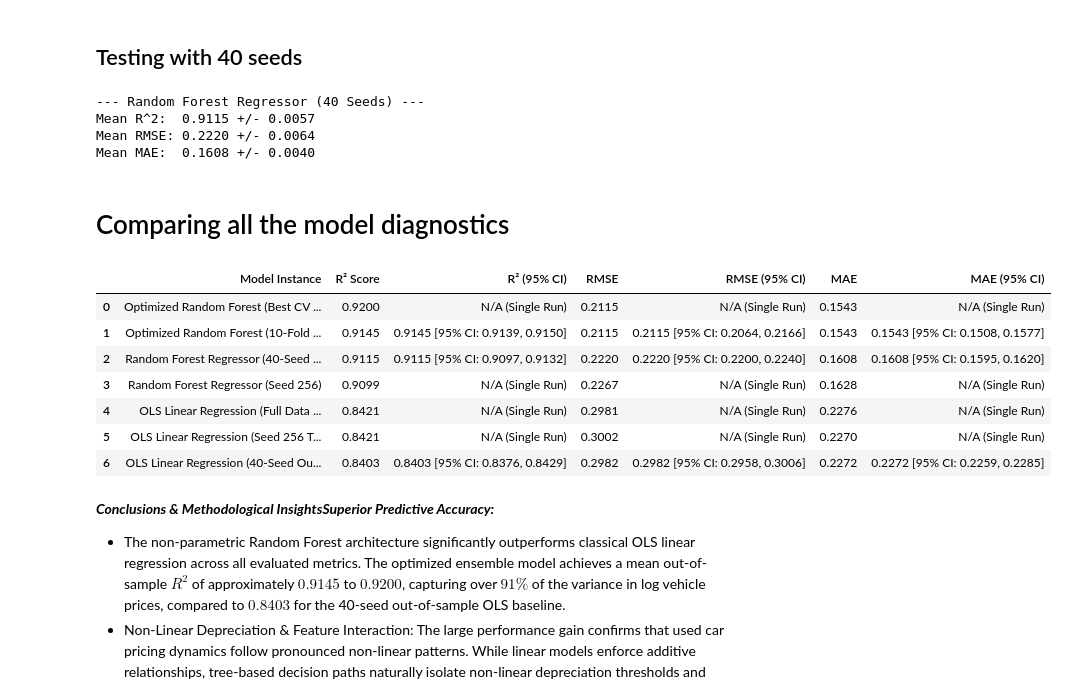
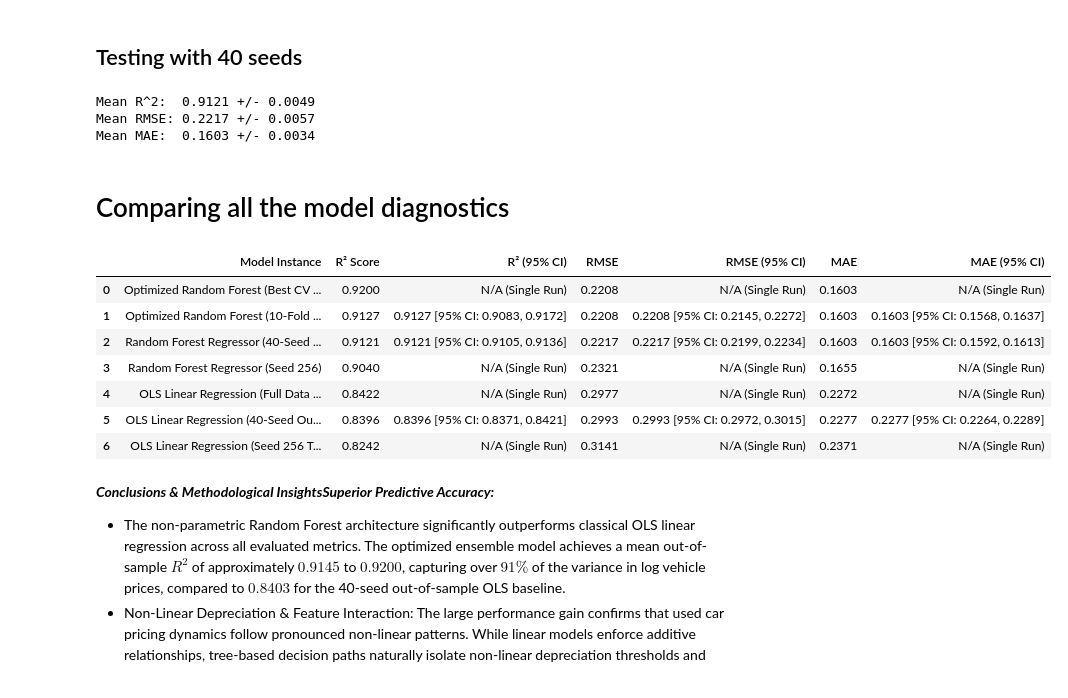
Before and after one commit to kjkyagambiddwa/OIBSIP, a Jupyter notebook: DataScience-Task3-CarPricePrediction/Car_Price_Prediction.ipynb, the cells around one changed output. Drawn from its saved outputs; the diff is of its cells as text; code cells hidden in the pictures.

Commit message:
Corrected a mismatch with the stats model and the sklearn naming conflict.

```diff
--- a/DataScience-Task3-CarPricePrediction/Car_Price_Prediction.ipynb
+++ b/DataScience-Task3-CarPricePrediction/Car_Price_Prediction.ipynb
@@ -281,3 +306,6 @@ Key insights
+# %%
+df_dropped_na["mileage_is_gas_unit"] = (df_dropped_na["mileage_unit"] == "km/kg").astype(int)
+df_dropped_na = df_dropped_na[df_dropped_na["mileage_value"] != 0]
 # %% [markdown]
 # Feature Selection
 # %%
@@ -291,7 +319,7 @@ Index(['name', 'year', 'selling_price', 'km_driven', 'fuel', 'seller_type',
       dtype='object')
 # %%
 columns_to_keep = ['km_driven', 'fuel', 'seller_type',
-       'transmission', 'owner', 'seats', 'mileage_value',
+       'transmission', 'owner', 'seats', 'mileage_value', "mileage_is_gas_unit",
          'engine_volume', 'max_power_value',  'torque_nm',
        'car_age', 'brand', 'selling_price'
                   ]
@@ -780,20 +806,20 @@ for seed in range(1, 41):
         X, y, test_size=0.2, random_state=seed
     )
 
-    ols_model = LinearRegression()
-    ols_model.fit(X_train, y_train)
-    ols_preds = ols_model.predict(X_test)
+    ols_Lr_model = LinearRegression()
+    ols_Lr_model.fit(X_train, y_train)
+    ols_preds = ols_Lr_model.predict(X_test)
 
     ols_r2_scores.append(r2_score(y_test, ols_preds))
     ols_rmse_scores.append(np.sqrt(mean_squared_error(y_test, ols_preds)))
     ols_mae_scores.append(mean_absolute_error(y_test, ols_preds))
 
-print("--- OLS Linear Regression (Seed 256 Split) ---")
+print("OLS Linear Regression (Seed 256 Split)")
 print(f"Test R^2:  {ols_256_r2:.4f}")
 print(f"Test RMSE: {ols_256_rmse:.4f}")
 print(f"Test MAE:  {ols_256_mae:.4f}")
 
-print("\n--- OLS Linear Regression (40-Seed Out-of-Sample Average) ---")
+print("\nOLS Linear Regression (40-Seed Out-of-Sample Average)")
 print(f"Mean Test R^2:  {np.mean(ols_r2_scores):.4f} +/- {np.std(ols_r2_scores):.4f}")
 print(f"Mean Test RMSE: {np.mean(ols_rmse_scores):.4f} +/- {np.std(ols_rmse_scores):.4f}")
 print(f"Mean Test MAE:  {np.mean(ols_mae_scores):.4f} +/- {np.std(ols_mae_scores):.4f}")
@@ -866,18 +892,20 @@ kf = KFold(n_splits=10, shuffle=True, random_state=256)
 
 rf_baseline = RandomForestRegressor(random_state=256, n_jobs=-1)
 
-cv_results = cross_validate(
+cv_results_best = cross_validate(
     rf_baseline, X, y, cv=kf,
     scoring={
         'r2': 'r2',
         'neg_rmse': 'neg_root_mean_squared_error',
         'neg_mae': 'neg_mean_absolute_error'
-    },
-    return_train_score=True  # Allows comparing Train vs. Validation performance to detect overfitting
+    }
 )
 
-print(f"Mean Train R^2: {cv_results['train_r2'].mean():.4f}")
-print(f"Mean Test  R^2: {cv_results['test_r2'].mean():.4f}")
-print(f"Mean Test  RMSE: {-cv_results['test_neg_rmse'].mean():.4f}")
-print(f"Mean Test  MAE:  {-cv_results['test_neg_mae'].mean():.4f}")
+cv_r2_scores = cv_results_best['test_r2']
+cv_rmse_scores = -cv_results_best['test_neg_rmse']
+cv_mae_scores = -cv_results_best['test_neg_mae']
+
+print(f"Mean Test R^2:  {cv_r2_scores.mean():.4f}")
+print(f"Mean Test RMSE: {cv_rmse_scores.mean():.4f}")
+print(f"Mean Test MAE:  {cv_mae_scores.mean():.4f}")
 # %% [output]
@@ -964,19 +990,17 @@ results_df = pd.DataFrame({
     "MAE": mae_scores,
 })
 
-print("--- Random Forest Regressor (40 Seeds) ---")
 print(f"Mean R^2:  {np.mean(r2_scores):.4f} +/- {np.std(r2_scores):.4f}")
 print(f"Mean RMSE: {np.mean(rmse_scores):.4f} +/- {np.std(rmse_scores):.4f}")
 print(f"Mean MAE:  {np.mean(mae_scores):.4f} +/- {np.std(mae_scores):.4f}")
 # %% [output]
---- Random Forest Regressor (40 Seeds) ---
-Mean R^2:  0.9115 +/- 0.0057
-Mean RMSE: 0.2220 +/- 0.0064
-Mean MAE:  0.1608 +/- 0.0040
+Mean R^2:  0.9121 +/- 0.0049
+Mean RMSE: 0.2217 +/- 0.0057
+Mean MAE:  0.1603 +/- 0.0034
 # %% [markdown]
 # Comparing all the model diagnostics
 # %%
-# Compute 95% Confidence Intervals using standard error (1.96 * std / sqrt(n))
+# Compute 95% Confidence Intervals using standard error
 def format_metric_with_ci(scores):
     mean_val = np.mean(scores)
     std_val = np.std(scores)
@@ -996,13 +1020,13 @@ comparison_df_ci = pd.DataFrame({
         "Optimized Random Forest (10-Fold CV Average)"
     ],
     "R² Score": [
-        f"{r2_score(y, ols_model.predict(X)):.4f}",
+        f"{r2_score(y, ols_model.predict(X_ols)):.4f}",
         f"{ols_256_r2:.4f}",
         f"{np.mean(ols_r2_scores):.4f}",
         f"{rf_256_r2:.4f}",
         f"{np.mean(r2_scores):.4f}",
         f"{grid_search.best_score_:.4f}",
-        f"{np.mean(grid_search.cv_results_['mean_test_score']):.4f}"
+        f"{np.mean(cv_r2_scores):.4f}"
     ],
     "R² (95% CI)": [
         "N/A (Single Run)",
@@ -1011,10 +1035,10 @@ comparison_df_ci = pd.DataFrame({
         "N/A (Single Run)",
         format_metric_with_ci(r2_scores),
         "N/A (Single Run)",
-        format_metric_with_ci(grid_search.cv_results_["mean_test_score"])
+        format_metric_with_ci(cv_r2_scores)
     ],
     "RMSE": [
-        f"{np.sqrt(mean_squared_error(y, ols_model.predict(X))):.4f}",
+        f"{np.sqrt(mean_squared_error(y, ols_model.predict(X_ols))):.4f}",
         f"{ols_256_rmse:.4f}",
         f"{np.mean(ols_rmse_scores):.4f}",
         f"{rf_256_rmse:.4f}",
@@ -1030,41 +1054,41 @@ comparison_df_ci = pd.DataFrame({
         format_metric_with_ci(rmse_scores),
         "N/A (Single Run)",
         format_metric_with_ci(cv_rmse_scores)
     ],
     "MAE": [
-        f"{mean_absolute_error(y, ols_model.predict(X)):.4f}",
+        f"{mean_absolute_error(y, ols_model.predict(X_ols)):.4f}",
         f"{ols_256_mae:.4f}",
         f"{np.mean(ols_mae_scores):.4f}",
         f"{rf_256_mae:.4f}",
         f"{np.mean(mae_scores):.4f}",
         f"{np.mean(cv_mae_scores):.4f}",
         f"{np.mean(cv_mae_scores):.4f}"
     ],
     "MAE (95% CI)": [
         "N/A (Single Run)",
         "N/A (Single Run)",
         format_metric_with_ci(ols_mae_scores),
         "N/A (Single Run)",
         format_metric_with_ci(mae_scores),
         "N/A (Single Run)",
         format_metric_with_ci(cv_mae_scores)
     ]
 })
 
 # Convert R² Score to float temporarily to allow numerical sorting
 comparison_df_ci["R²_numeric"] = comparison_df_ci["R² Score"].astype(float)
 comparison_df_sorted = comparison_df_ci.sort_values(by="R²_numeric", ascending=False).drop(columns=["R²_numeric"]).reset_index(drop=True)
 
 comparison_df_sorted
 # %% [output]
 |  | Model Instance | R² Score | R² (95% CI) | RMSE | RMSE (95% CI) | MAE | MAE (95% CI) |
-| 0 | Optimized Random Forest (Best CV ... | 0.9200 | N/A (Single Run) | 0.2115 | N/A (Single Run) | 0.1543 | N/A (Single Run) |
-| 1 | Optimized Random Forest (10-Fold ... | 0.9145 | 0.9145 [95% CI: 0.9139, 0.9150] | 0.2115 | 0.2115 [95% CI: 0.2064, 0.2166] | 0.1543 | 0.1543 [95% CI: 0.1508, 0.1577] |
-| 2 | Random Forest Regressor (40-Seed ... | 0.9115 | 0.9115 [95% CI: 0.9097, 0.9132] | 0.2220 | 0.2220 [95% CI: 0.2200, 0.2240] | 0.1608 | 0.1608 [95% CI: 0.1595, 0.1620] |
-| 3 | Random Forest Regressor (Seed 256) | 0.9099 | N/A (Single Run) | 0.2267 | N/A (Single Run) | 0.1628 | N/A (Single Run) |
-| 4 | OLS Linear Regression (Full Data ... | 0.8421 | N/A (Single Run) | 0.2981 | N/A (Single Run) | 0.2276 | N/A (Single Run) |
-| 5 | OLS Linear Regression (Seed 256 T... | 0.8421 | N/A (Single Run) | 0.3002 | N/A (Single Run) | 0.2270 | N/A (Single Run) |
-| 6 | OLS Linear Regression (40-Seed Ou... | 0.8403 | 0.8403 [95% CI: 0.8376, 0.8429] | 0.2982 | 0.2982 [95% CI: 0.2958, 0.3006] | 0.2272 | 0.2272 [95% CI: 0.2259, 0.2285] |
+| 0 | Optimized Random Forest (Best CV ... | 0.9200 | N/A (Single Run) | 0.2208 | N/A (Single Run) | 0.1603 | N/A (Single Run) |
+| 1 | Optimized Random Forest (10-Fold ... | 0.9127 | 0.9127 [95% CI: 0.9083, 0.9172] | 0.2208 | 0.2208 [95% CI: 0.2145, 0.2272] | 0.1603 | 0.1603 [95% CI: 0.1568, 0.1637] |
+| 2 | Random Forest Regressor (40-Seed ... | 0.9121 | 0.9121 [95% CI: 0.9105, 0.9136] | 0.2217 | 0.2217 [95% CI: 0.2199, 0.2234] | 0.1603 | 0.1603 [95% CI: 0.1592, 0.1613] |
+| 3 | Random Forest Regressor (Seed 256) | 0.9040 | N/A (Single Run) | 0.2321 | N/A (Single Run) | 0.1655 | N/A (Single Run) |
+| 4 | OLS Linear Regression (Full Data ... | 0.8422 | N/A (Single Run) | 0.2977 | N/A (Single Run) | 0.2272 | N/A (Single Run) |
+| 5 | OLS Linear Regression (40-Seed Ou... | 0.8396 | 0.8396 [95% CI: 0.8371, 0.8421] | 0.2993 | 0.2993 [95% CI: 0.2972, 0.3015] | 0.2277 | 0.2277 [95% CI: 0.2264, 0.2289] |
+| 6 | OLS Linear Regression (Seed 256 T... | 0.8242 | N/A (Single Run) | 0.3141 | N/A (Single Run) | 0.2371 | N/A (Single Run) |
 # %% [markdown]
 ***Conclusions & Methodological InsightsSuperior Predictive Accuracy:***
 - The non-parametric Random Forest architecture significantly outperforms classical OLS linear regression across all evaluated metrics. The optimized ensemble model achieves a mean out-of-sample $R^2$ of approximately $0.9145$ to $0.9200$, capturing over $91\%$ of the variance in log vehicle prices, compared to $0.8403$ for the 40-seed out-of-sample OLS baseline.
```
Also changed, not shown: parts of 31 cells of this notebook.
